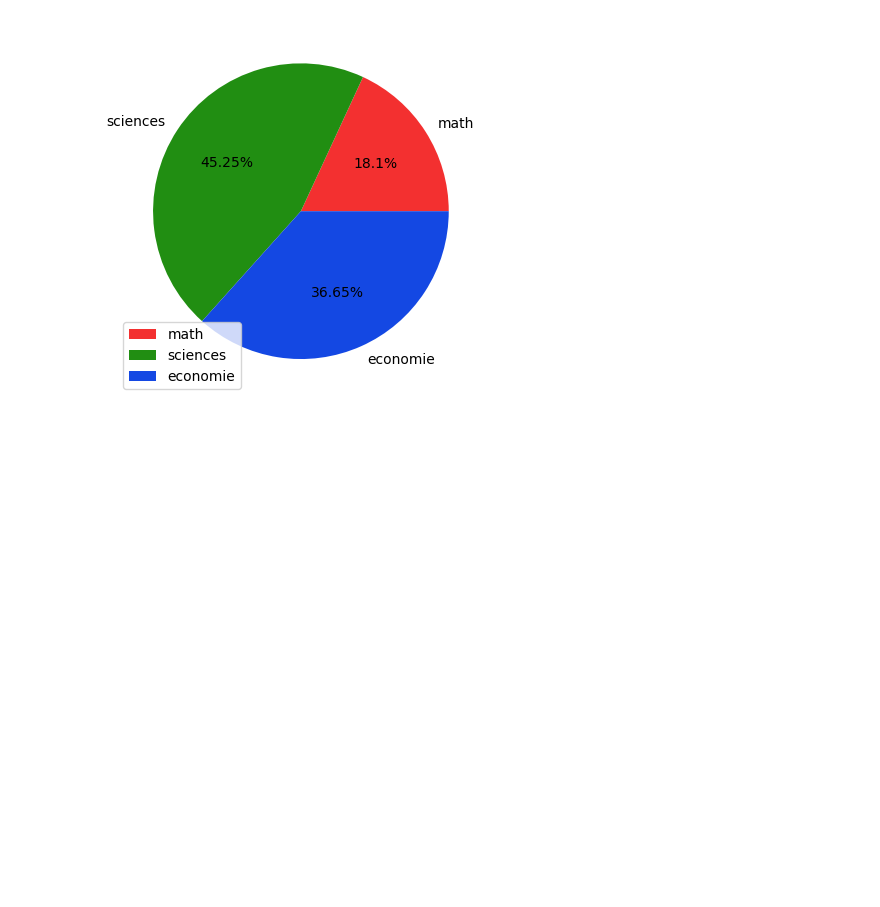
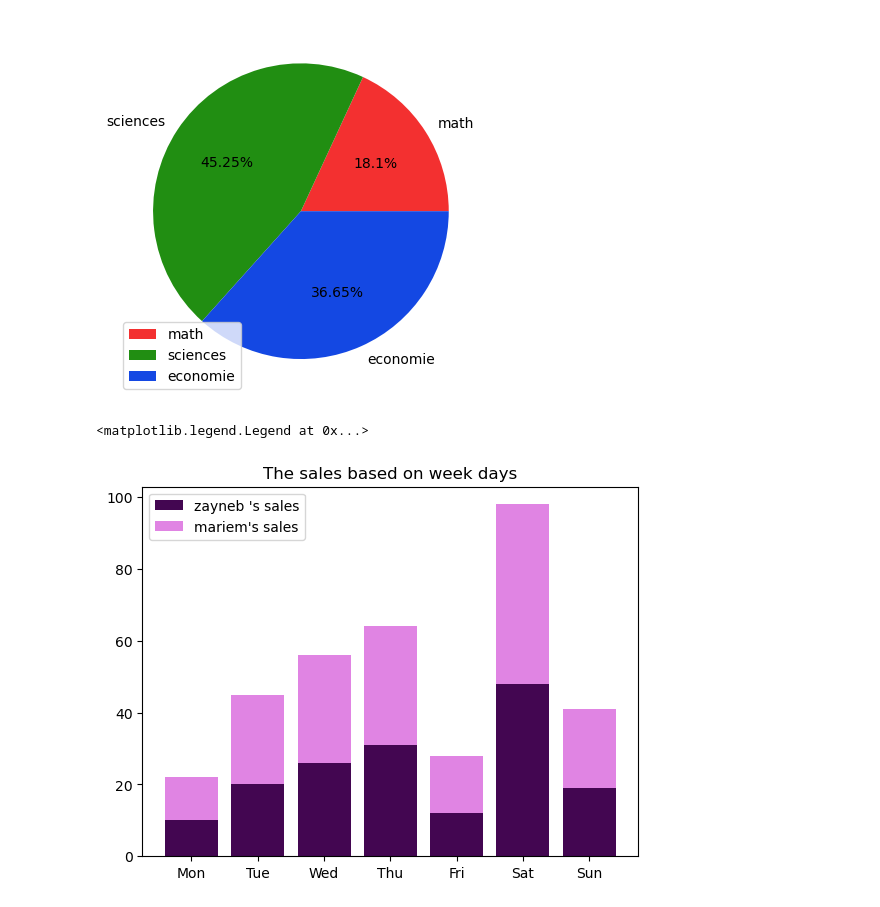
Before and after one commit to zayneb-hamdi/Python-Librairies-and-Tools, a Jupyter notebook: Python Librairies.ipynb, the cells around one changed output. Saved outputs shown, nothing was run; the diff lists cells and outputs as text; code cells hidden in the pictures; blank space fills up the shorter version.

```diff
--- a/Python Librairies.ipynb
+++ b/Python Librairies.ipynb
@@ -31,3 +31,15 @@ plt.legend()
 # %% [output]
 <matplotlib.legend.Legend at 0x...>
 [figure]
+# %%
+plt.figure(2)
+zayneb = [10,20,26,31,12,48,19]
+mariem = [12,25,30,33,16,50,22]
+plt.bar(range(len(zayneb)), zayneb, label = "zayneb 's sales",color ="#430651" )
+plt.bar(range(len(mariem)), mariem, bottom = zayneb, label = "mariem's sales",color ="#e084e3" )
+plt.xticks([0,1,2,3,4,5,6], ['Mon', 'Tue', 'Wed', 'Thu', 'Fri', 'Sat','Sun'])
+plt.title("The sales based on week days")
+plt.legend()
+# %% [output]
+<matplotlib.legend.Legend at 0x...>
+[figure, added]
```
